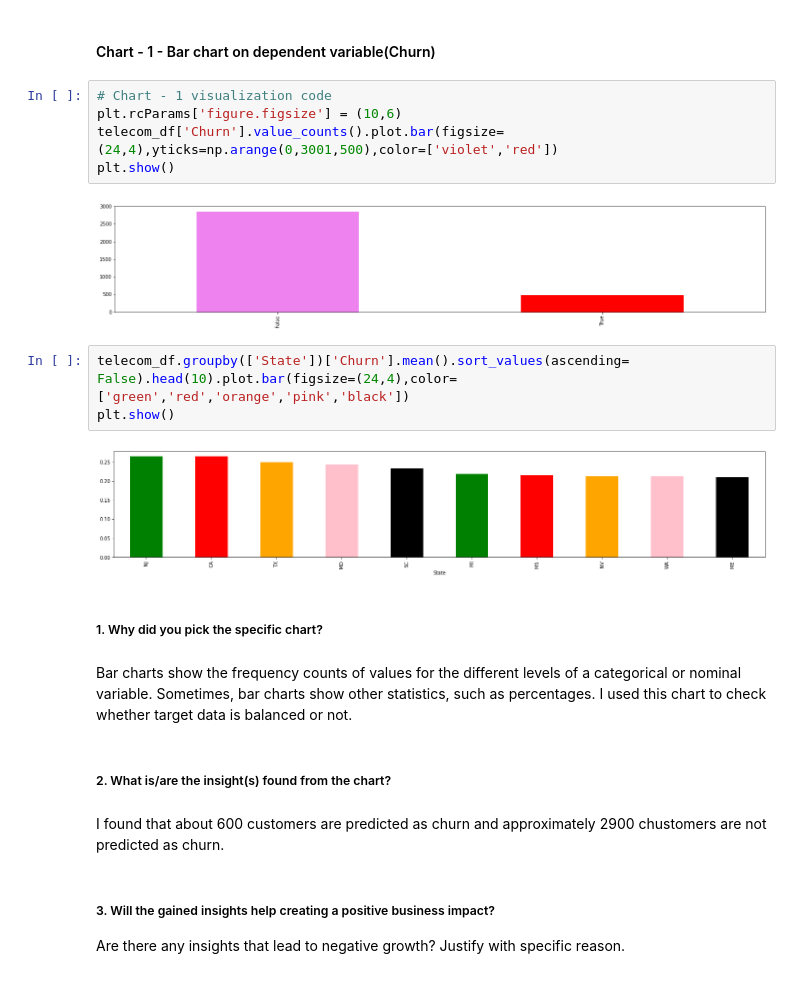
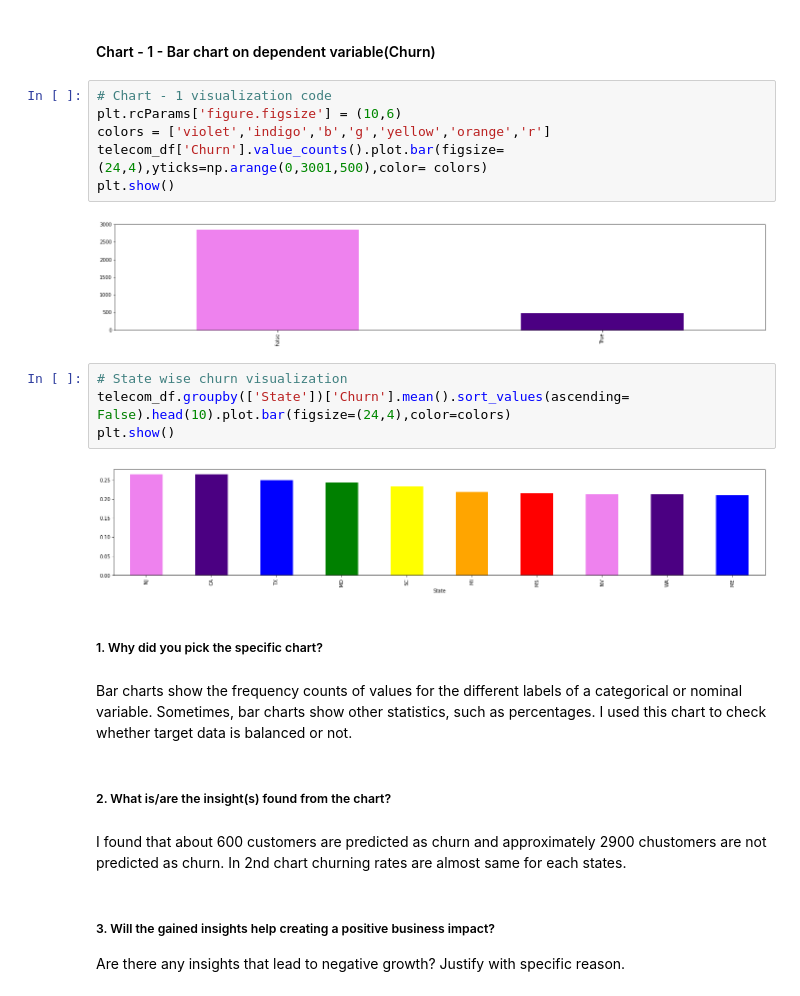
Before and after one commit to mdismailquraishicse/TelecomChurnAnalysis, a Jupyter notebook: TelecomChurnAnalysis.ipynb, the cells around one changed output. Cells and saved outputs as stored; diff of their text form.

```diff
--- a/TelecomChurnAnalysis.ipynb
+++ b/TelecomChurnAnalysis.ipynb
@@ -900,23 +929,25 @@ First of all I created three new columns 'total mins', 'total calls', 'total cha
 # %%
 # Chart - 1 visualization code
 plt.rcParams['figure.figsize'] = (10,6)
-telecom_df['Churn'].value_counts().plot.bar(figsize=(24,4),yticks=np.arange(0,3001,500),color=['violet','red'])
+colors = ['violet','indigo','b','g','yellow','orange','r']
+telecom_df['Churn'].value_counts().plot.bar(figsize=(24,4),yticks=np.arange(0,3001,500),color= colors)
 plt.show()
 # %% [output]
-[figure, old version]
+[figure, new version]
 # %%
-telecom_df.groupby(['State'])['Churn'].mean().sort_values(ascending= False).head(10).plot.bar(figsize=(24,4),color=['green','red','orange','pink','black'])
+# State wise churn visualization
+telecom_df.groupby(['State'])['Churn'].mean().sort_values(ascending= False).head(10).plot.bar(figsize=(24,4),color=colors)
 plt.show()
 # %% [output]
-[figure, old version]
+[figure, new version]
 # %% [markdown]
 ##### 1. Why did you pick the specific chart?
 # %% [markdown]
-Bar charts show the frequency counts of values for the different levels of a categorical or nominal variable. Sometimes, bar charts show other statistics, such as percentages. I used this chart to check whether target data is balanced or not.
+Bar charts show the frequency counts of values for the different labels of a categorical or nominal variable. Sometimes, bar charts show other statistics, such as percentages. I used this chart to check whether target data is balanced or not.
 # %% [markdown]
 ##### 2. What is/are the insight(s) found from the chart?
 # %% [markdown]
-I found that about 600 customers are predicted as churn and approximately 2900 chustomers are not predicted as churn.
+I found that about 600 customers are predicted as churn and approximately 2900 chustomers are not predicted as churn. In 2nd chart churning rates are almost same for each states.
 # %% [markdown]
 ##### 3. Will the gained insights help creating a positive business impact?
 Are there any insights that lead to negative growth? Justify with specific reason.
```
Also changed, not shown: parts of 65 cells of this notebook.
